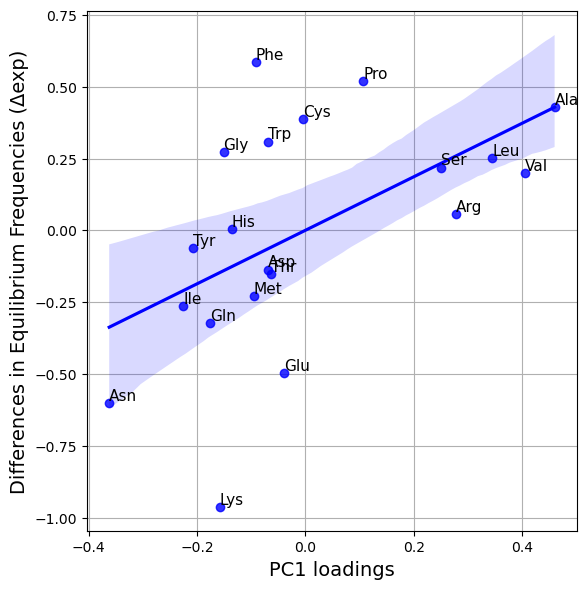
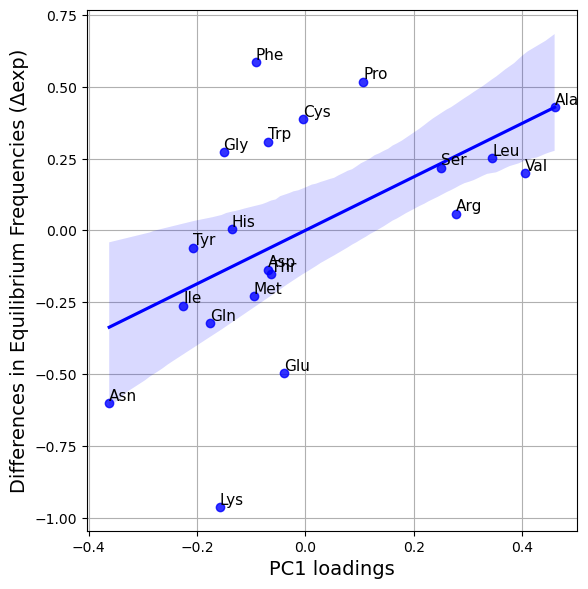
Code edit (unified diff) that turned the first committed figure into the second:
--- before
+++ after
@@ -21,2 +21,4 @@
 )
 plt.tight_layout()
+plt.savefig('figures/exp_aa_freqs_diff_vs_PC1.pdf')
+plt.show()

Commit: calc beta for delta_fitnes; update plots; add big figures for paper